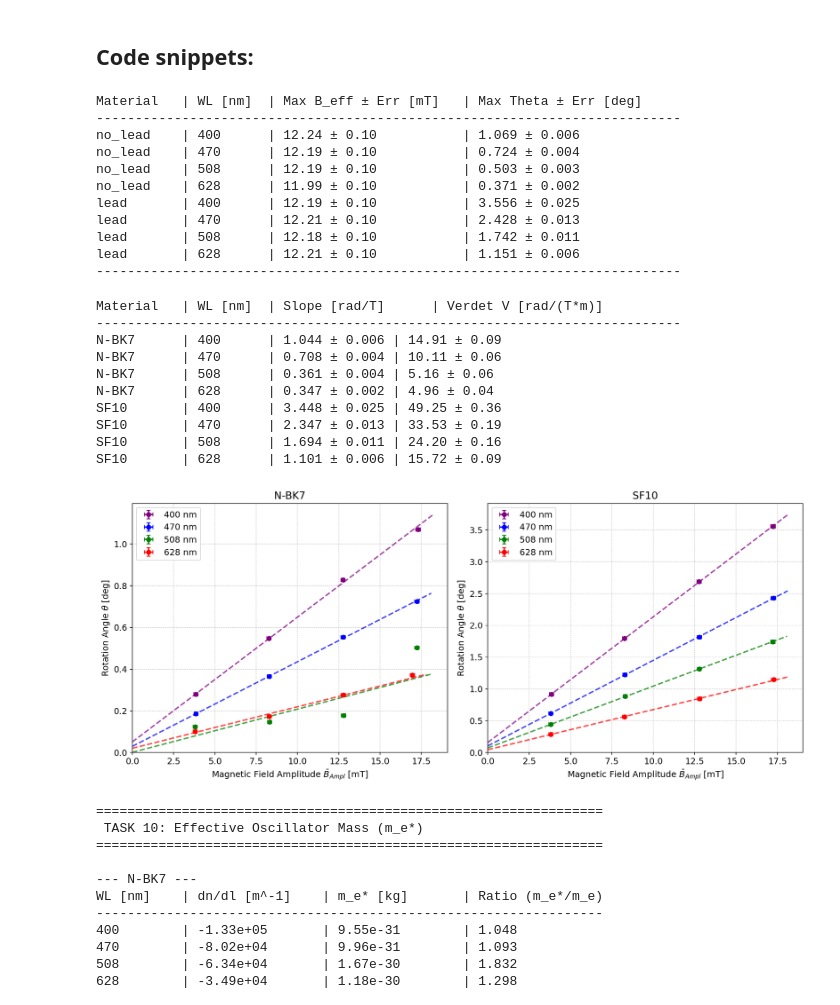
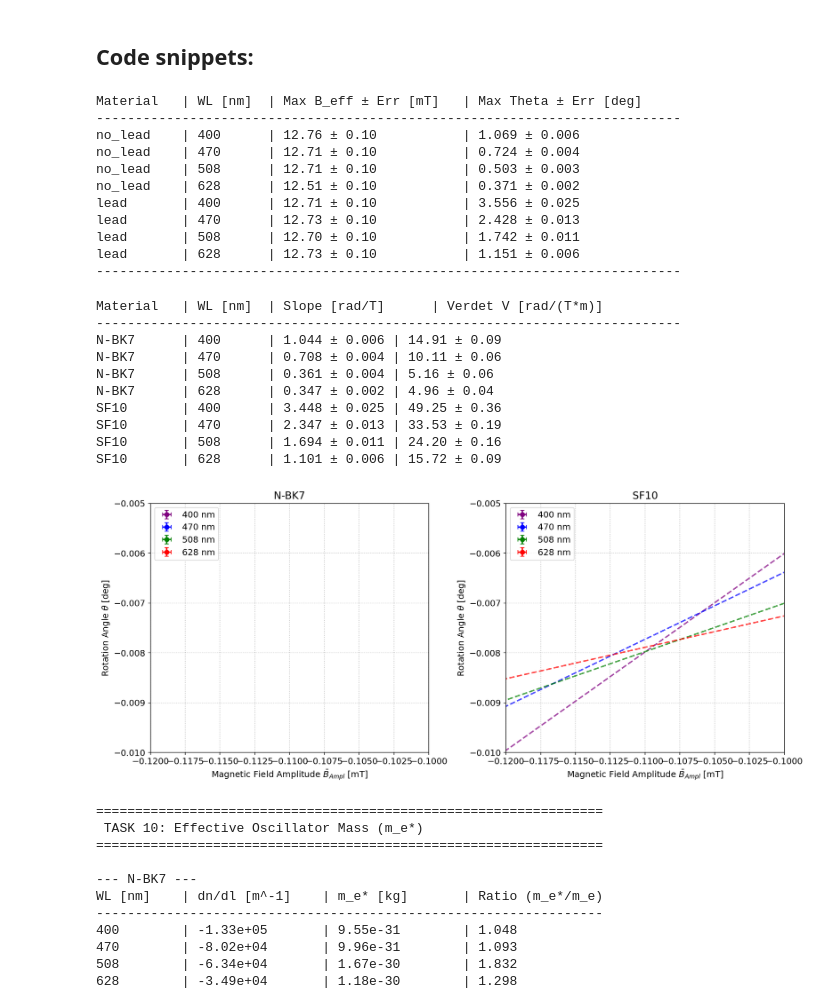
Before and after one commit to cembomembo/FP-Faraday, a Jupyter notebook: Evaluation/evaluation.ipynb, the cells around one changed output. Saved outputs shown, nothing was run; the diff lists cells and outputs as text; code cells hidden in the pictures.

```diff
--- a/Evaluation/evaluation.ipynb
+++ b/Evaluation/evaluation.ipynb
@@ -541,7 +541,8 @@ fig.savefig('../resources/plots/part2/field_modulation.png')
 # Calibration Constants from Part 1 linear fit (Eq. 20)
 COIL_CONSTANT = 7.92       # a: mT/A
 ERR_COIL_CONSTANT = 0.03   # sigma_a: mT/A
-COIL_OFFSET = -0.49        # b: mT
+
+COIL_OFFSET = 0.03#-0.49        # b: mT
 ERR_COIL_OFFSET = 0.03     # sigma_b: mT
 
 # Uncertainties for the maximum/minimum intensity measurements
@@ -654,14 +655,14 @@ print("-" * 75)
 # %% [output]
 Material   | WL [nm]  | Max B_eff ± Err [mT]   | Max Theta ± Err [deg]
 ---------------------------------------------------------------------------
-no_lead    | 400      | 12.24 ± 0.10           | 1.069 ± 0.006
-no_lead    | 470      | 12.19 ± 0.10           | 0.724 ± 0.004
-no_lead    | 508      | 12.19 ± 0.10           | 0.503 ± 0.003
-no_lead    | 628      | 11.99 ± 0.10           | 0.371 ± 0.002
-lead       | 400      | 12.19 ± 0.10           | 3.556 ± 0.025
-lead       | 470      | 12.21 ± 0.10           | 2.428 ± 0.013
-lead       | 508      | 12.18 ± 0.10           | 1.742 ± 0.011
-lead       | 628      | 12.21 ± 0.10           | 1.151 ± 0.006
+no_lead    | 400      | 12.76 ± 0.10           | 1.069 ± 0.006
+no_lead    | 470      | 12.71 ± 0.10           | 0.724 ± 0.004
+no_lead    | 508      | 12.71 ± 0.10           | 0.503 ± 0.003
+no_lead    | 628      | 12.51 ± 0.10           | 0.371 ± 0.002
+lead       | 400      | 12.71 ± 0.10           | 3.556 ± 0.025
+lead       | 470      | 12.73 ± 0.10           | 2.428 ± 0.013
+lead       | 508      | 12.70 ± 0.10           | 1.742 ± 0.011
+lead       | 628      | 12.73 ± 0.10           | 1.151 ± 0.006
 ---------------------------------------------------------------------------
 # %%
 from scipy.optimize import curve_fit
@@ -712,43 +713,44 @@ for i, mat in enumerate(materials):
         m_err = np.sqrt(pcov[0, 0])
 
         # Plot the fit line
-        x_fit = np.linspace(0, np.max(B_ampl_mT) * 1.05, 50)
+        x_fit = np.linspace(-5, np.max(B_ampl_mT) * 1.05, 55)
         ax.plot(x_fit, linear_fit(x_fit, *popt), '--', color=colors[wl], alpha=0.7)
 
         # Calculate Verdet Constant
         # 1. Convert slope from [deg/mT] to [rad/T]
         #    m [rad/T] = m [deg/mT] * (pi/180) * 1000
         slope_rad_T = m_fit * (np.pi / 180.0) * 1000.0
         slope_rad_T_err = m_err * (np.pi / 180.0) * 1000.0
 
         # 2. V = slope / L
         V = slope_rad_T / L
         V_err = slope_rad_T_err / L
 
         verdet_data[mat][wl] = (V, V_err)
 
         print(f"{titles[mat]:<10} | {wl:<8} | {slope_rad_T:.3f} ± {slope_rad_T_err:.3f} | {V:.2f} ± {V_err:.2f}")
 
     # Formatting the subplot
     ax.legend(loc='upper left')
     ax.grid(True, linestyle=':')
-    ax.set_xlim(left=0)
-    ax.set_ylim(bottom=0)
+    ax.set_xlim(left=-0.12 , right=-0.1)
+    ax.set_ylim(bottom=-0.01, top=-0.005
+    )
 
 plt.tight_layout()
 plt.show()
 # %% [output]
 Material   | WL [nm]  | Slope [rad/T]      | Verdet V [rad/(T*m)]
 ---------------------------------------------------------------------------
 N-BK7      | 400      | 1.044 ± 0.006 | 14.91 ± 0.09
 N-BK7      | 470      | 0.708 ± 0.004 | 10.11 ± 0.06
 N-BK7      | 508      | 0.361 ± 0.004 | 5.16 ± 0.06
 N-BK7      | 628      | 0.347 ± 0.002 | 4.96 ± 0.04
 SF10       | 400      | 3.448 ± 0.025 | 49.25 ± 0.36
 SF10       | 470      | 2.347 ± 0.013 | 33.53 ± 0.19
 SF10       | 508      | 1.694 ± 0.011 | 24.20 ± 0.16
 SF10       | 628      | 1.101 ± 0.006 | 15.72 ± 0.09
-[figure, old version]
+[figure, new version]
 # %%
 import numpy as np
 import scipy.constants as const
```
Also changed, not shown: 7 other files.
